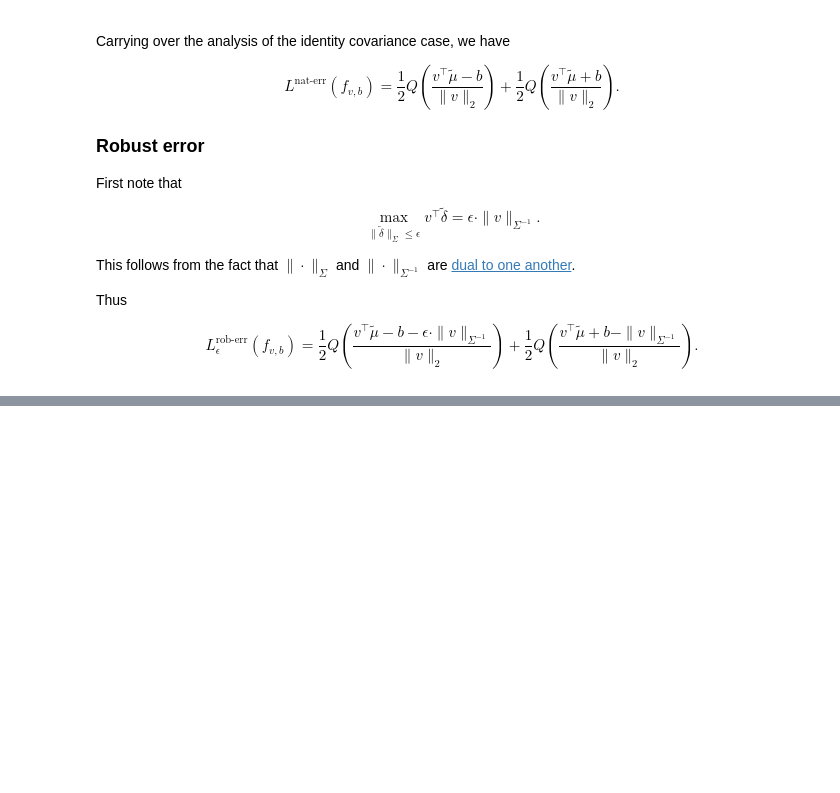
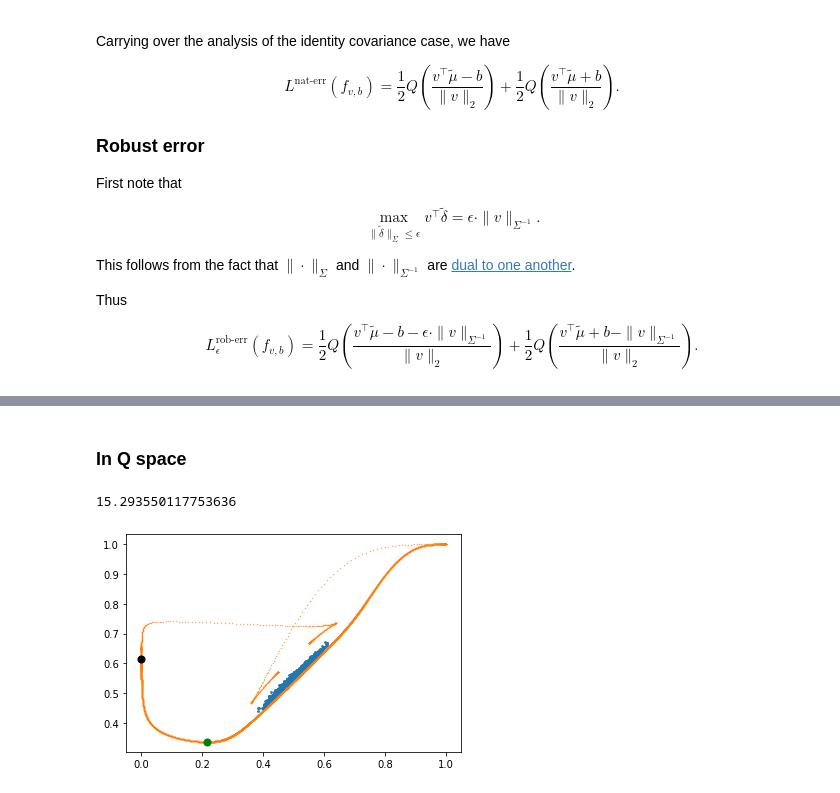
Before and after one commit to GilgameshxZero/adversarial-ntks, a Jupyter notebook: notebooks/low-level-causes/lin-gauss-non-id-cov.ipynb, the cells around one changed output, grey strips where cells are left out. Drawn from its saved outputs; the diff is of its cells as text; code cells hidden in the pictures; blank space fills up the shorter version.

```diff
--- a/notebooks/low-level-causes/lin-gauss-non-id-cov.ipynb
+++ b/notebooks/low-level-causes/lin-gauss-non-id-cov.ipynb
@@ -314,0 +333,59 @@ plot(D=1000, seed=54)
+# %% [markdown]
+### In Q space
+# %%
+def plot2(D, mu_scale, attack_eps, seed):
+    np.random.seed(seed)
+    D = D
+
+    SLO = 1e-3
+    SHI=10
+    #Sigma = 1 + np.arange(D)
+    Sigma = np.sort(np.log(1 + np.abs(np.random.normal(size=D))))
+    #Sigma = np.sort(np.concatenate(([SLO, SHI], SLO + (SHI-SLO)*np.random.random(size=D-2))))
+
+    mu = np.random.normal(size=D)
+    mu /= np.sqrt((mu / Sigma) @ mu)
+    mu *= mu_scale
+
+    EPS = 1e-9
+    MX = 100 * 1 / Sigma[0]
+    NUM_FRONT = 1
+    NUM_BACK = 1
+    lambdas = np.concatenate([
+        sigmoidspace(lo=-MX, hi=-1/Sigma[0] - EPS, n=1000, scale=10),
+        sigmoidspace(lo=-1/Sigma[-1] + EPS, hi=MX, n=10000, scale=10),
+    ] + [
+        sigmoidspace(lo=-1/z1 + EPS, hi=-1/z2 - EPS, n=1000, scale=10)
+        for z1, z2 in zip(Sigma[:NUM_FRONT], Sigma[1:1+NUM_FRONT])
+    ] + ([] if NUM_BACK == 0 else [
+        sigmoidspace(lo=-1/z1 + EPS, hi=-1/z2 - EPS, n=1000, scale=10)
+        for z1, z2 in zip(Sigma[-NUM_BACK-1:], Sigma[-NUM_BACK:])
+    ]))
+
+    ws = 1 / (1 + lambdas[:, np.newaxis] * Sigma[np.newaxis, :]) * mu[np.newaxis, :]
+    ws = np.concatenate([ws, -ws])
+    ws_random = np.random.normal(size=(10000, D))
+
+    w_rob, lam_rob = w_lam_rob(mu=mu, sigma_diag=Sigma, attack_eps=attack_eps)
+    print(lam_rob)
+
+    rs = s_func(mu=mu, sigma_diag=Sigma, ws=ws)
+    rs_random = s_func(mu=mu, sigma_diag=Sigma, ws=ws_random)
+
+    r_rob = s_func(mu=mu, sigma_diag=Sigma, ws=w_rob)
+    r_nat = s_func(mu=mu, sigma_diag=Sigma, ws=mu / Sigma)
+
+    plt.scatter(Q(rs_random[0]), Q(rs_random[0] - attack_eps*rs_random[1]), s=3)
+    plt.scatter(Q(rs[0]), Q(rs[0] - attack_eps*rs[1]), s=0.1)
+
+    plt.scatter(Q(r_rob[0]), Q(r_rob[0] - attack_eps * r_rob[1]), s=50, color="green")
+    plt.scatter(Q(r_nat[0]), Q(r_nat[0] - attack_eps * r_nat[1]), s=50, color="black")
+
+    #plt.yscale("log")
+    #plt.xscale("log")
+
+# Cool seeds: 19
+plot2(D=32, mu_scale=3, attack_eps=0.1, seed=19)
+# %% [output]
+15.293550117753636
+[figure, added]
```
Also changed, not shown: parts of 10 cells of this notebook.
